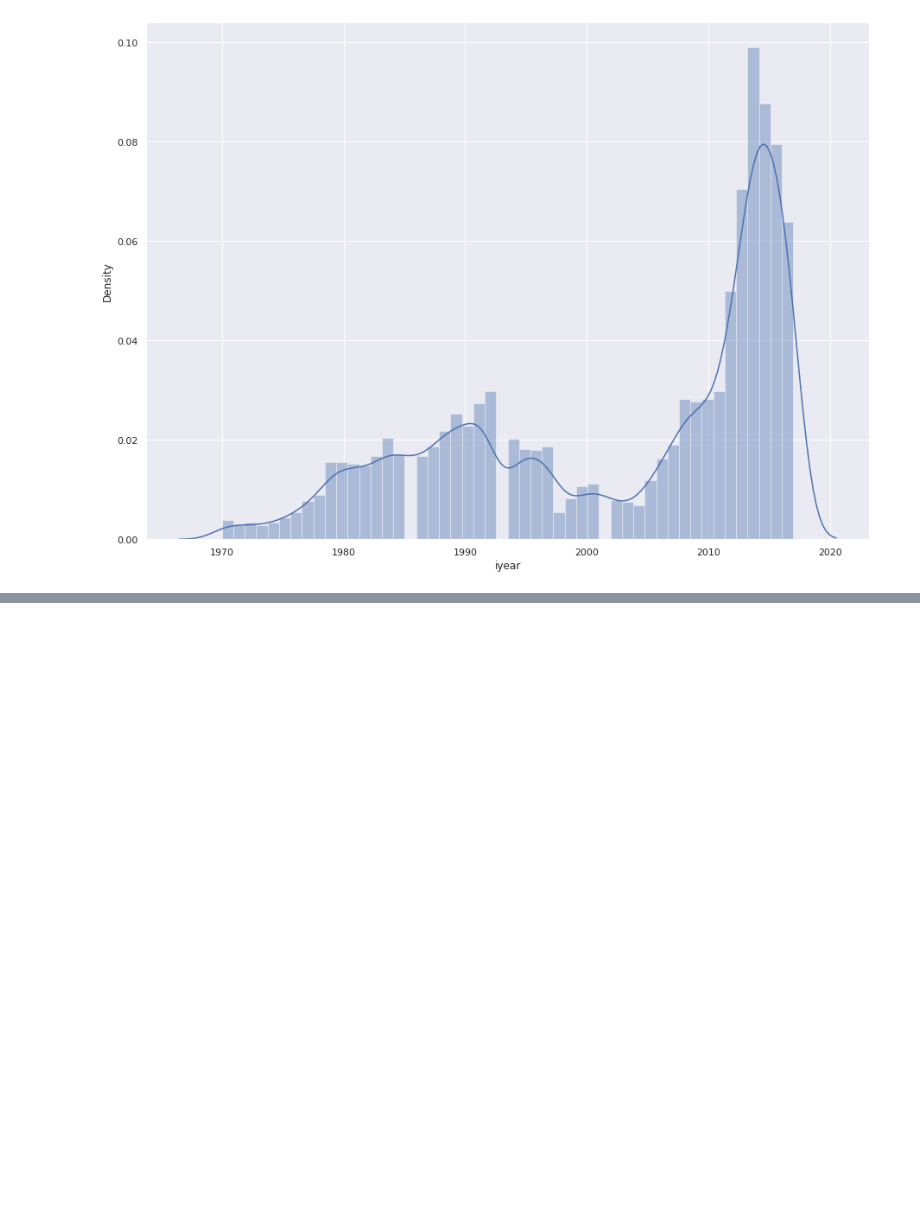
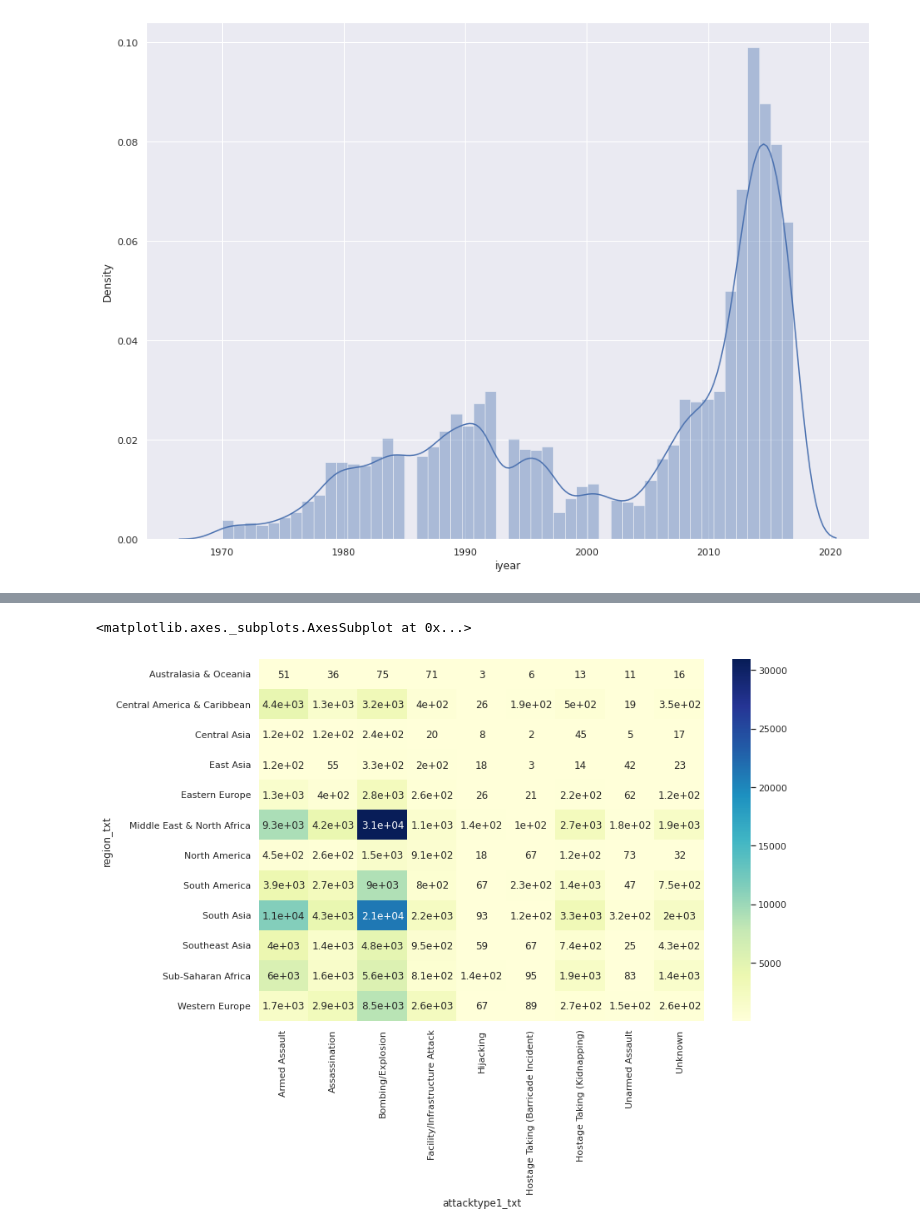
Before and after one commit to GauravBFG10K/Global-Terrorism---EDA, a Jupyter notebook: Global_Terrorism_Analysis_Capstone_Project.ipynb, the cells around one changed output, grey strips where cells are left out. Saved outputs shown, nothing was run; the diff lists cells and outputs as text; code cells hidden in the pictures; blank space fills up the shorter version.

```diff
--- a/Global_Terrorism_Analysis_Capstone_Project.ipynb
+++ b/Global_Terrorism_Analysis_Capstone_Project.ipynb
@@ -318,0 +323,3 @@ sns.distplot(year, hist=True)
+# %%
+cont_table = pd.crosstab(df['region_txt'],df['attacktype1_txt'])
+cont_table
@@ -318,0 +341,6 @@ sns.distplot(year, hist=True)
+# %%
+plt.figure(figsize=(12,8))
+sns.heatmap(cont_table, annot=True, cmap="YlGnBu")
+# %% [output]
+<matplotlib.axes._subplots.AxesSubplot at 0x...>
+[figure, added]
```
Also changed, not shown: parts of 10 cells of this notebook.
